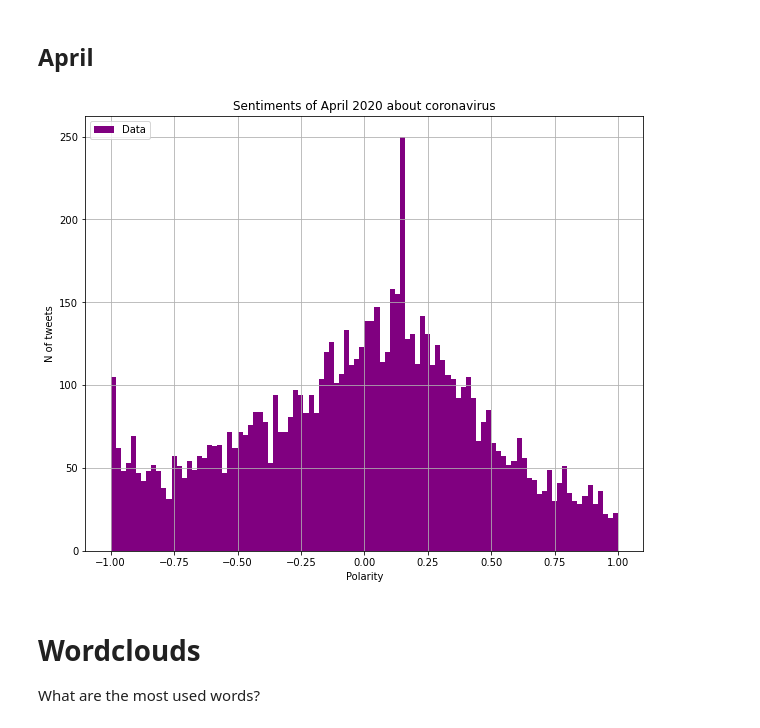
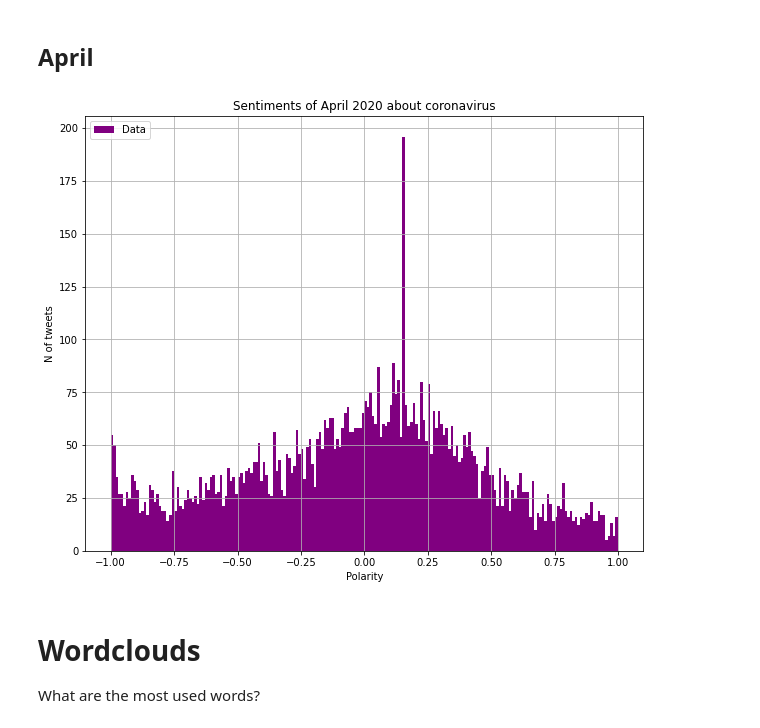
Before and after one commit to tiaringhio/COVID-19-Sentiments, a Jupyter notebook: Analysis/polarity and wordclouds.ipynb, the cells around one changed output. Saved outputs shown, nothing was run; the diff lists cells and outputs as text; code cells hidden in the pictures.

```diff
--- a/Analysis/polarity and wordclouds.ipynb
+++ b/Analysis/polarity and wordclouds.ipynb
@@ -71,21 +74,22 @@ plt.show()
 # %%
 # April dataset
 april = pd.read_csv('..\\CSV\\april_analyzed.csv', usecols=[
     'tokenized', 'polarity'], engine='python')
 
 fig, ax = plt.subplots(figsize=(10, 8))
 
-# Histogram for march
-april.hist(bins=100, ax=ax, color='purple', label='Data')
+# Histogram for april
+april.hist(bins=200, ax=ax, color='purple', label='Data')
 
 plt.legend(loc="upper left")
 plt.ylabel('N of tweets')
 plt.xlabel('Polarity')
 plt.title('Sentiments of April 2020 about coronavirus')
 
+plt.savefig('..\\Results\\april_sentiments.png')
 plt.show()
 # %% [output]
-[figure, old version]
+[figure, new version]
 # %% [markdown]
 # Wordclouds
 What are the most used words?
```
Also changed, not shown: parts of 7 cells of this notebook, 20 other files.
